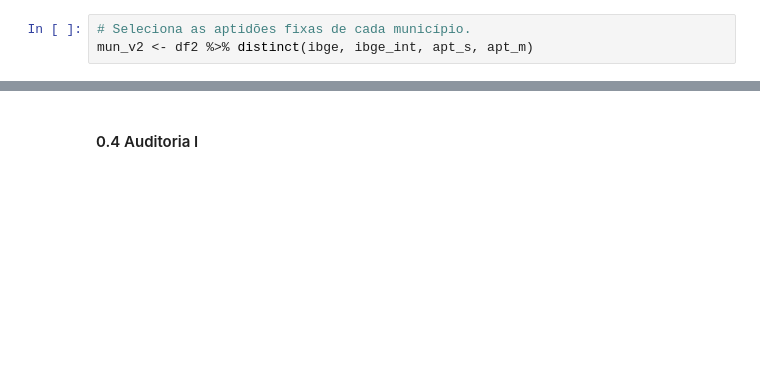
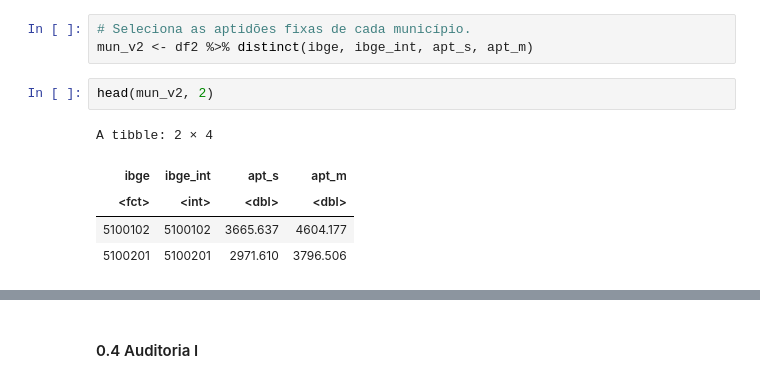
Before and after one commit to fernandovieira1/tese_eco_usp, a Jupyter notebook: 2_INTI/chapters/chap1/stats/2. MODELOS/grupos_h1/2_base_completa_h1_precaria/MODELOS_H1_PREC/modelos_fixos_h1_prec_v5.ipynb, the cells around one changed output, grey strips where cells are left out. Cells and saved outputs as stored; diff of their text form; blank space fills up the shorter version.

```diff
--- a/2_INTI/chapters/chap1/stats/2. MODELOS/grupos_h1/2_base_completa_h1_precaria/MODELOS_H1_PREC/modelos_fixos_h1_prec_v5.ipynb
+++ b/2_INTI/chapters/chap1/stats/2. MODELOS/grupos_h1/2_base_completa_h1_precaria/MODELOS_H1_PREC/modelos_fixos_h1_prec_v5.ipynb
@@ -111,3 +168,11 @@ anos_v2 <- df2 %>% distinct(ano, ps_l1, pm_l1, ps_t, pm_t, dap_l1) %>% arrange(a
 # %%
 # Seleciona as aptidões fixas de cada município.
 mun_v2 <- df2 %>% distinct(ibge, ibge_int, apt_s, apt_m)
+# %%
+head(mun_v2, 2)
+# %% [output]
+A tibble: 2 × 4
+| ibge | ibge_int | apt_s | apt_m |
+| <fct> | <int> | <dbl> | <dbl> |
+| 5100102 | 5100102 | 3665.637 | 4604.177 |
+| 5100201 | 5100201 | 2971.610 | 3796.506 |
```
Also changed, not shown: parts of 41 cells of this notebook.
